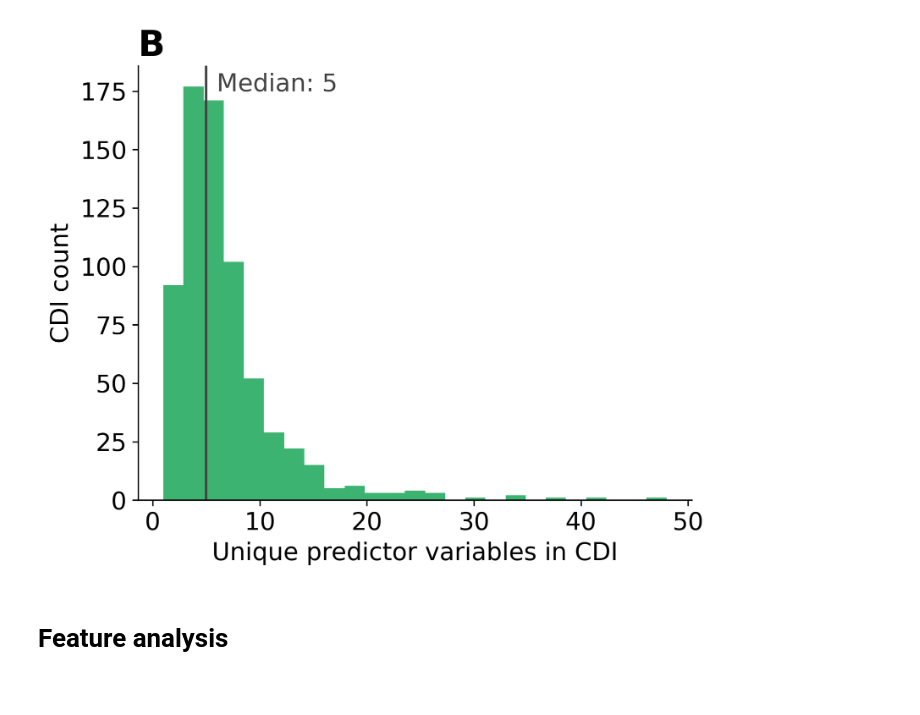
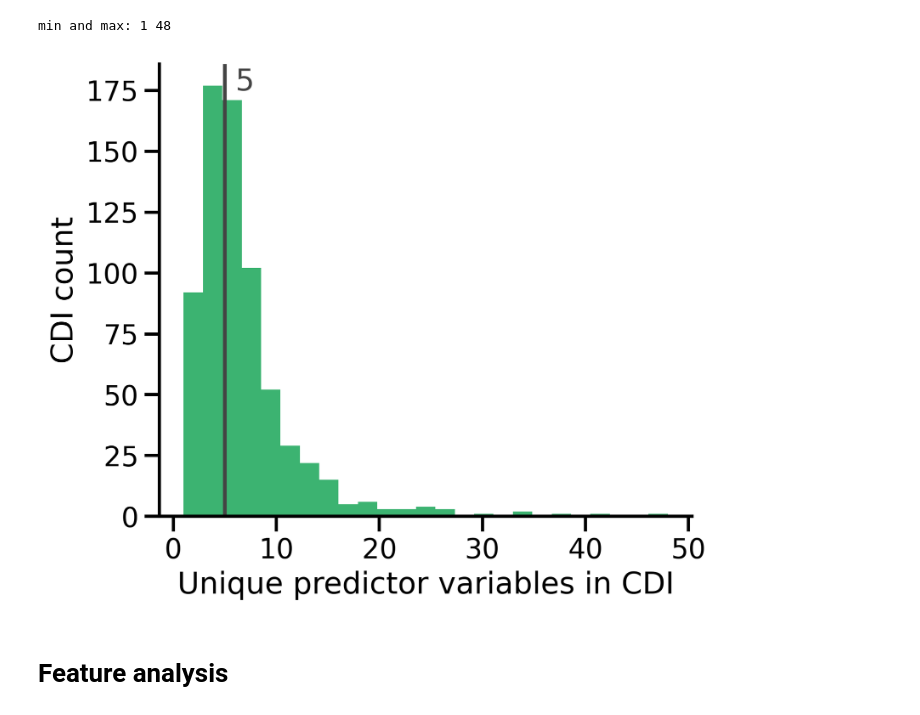
Before and after one commit to csinva/clinical-rule-analysis, a Jupyter notebook: notebooks_data_prep/02_cdi_features.ipynb, the cells around one changed output. Cells and saved outputs as stored; diff of their text form; code cells hidden in the pictures.

```diff
--- a/notebooks_data_prep/02_cdi_features.ipynb
+++ b/notebooks_data_prep/02_cdi_features.ipynb
@@ -80,24 +78,27 @@ The autoreload extension is already loaded. To reload it, use:
 # %%
 # df['num_splits'] = df['feature_names'].apply(len)
-
+sns.set_context('talk')
 plt.figure(dpi=300, facecolor='w', figsize=(6, 5))
 # plt.hist(df['num_splits'], label='Splits in CDI', bins=25)
 avg = np.median(df['num_features_unique'])
 plt.axvline(x=avg, ls='-', color='#444')
-plt.text(s=f'Median: {avg:0.0f}', x=avg + 1, y=175, color='#444')
+plt.text(s=f'{avg:0.0f}', x=avg + 1, y=175, color='#444')
 plt.hist(df['num_features_unique'], bins=25,
          color='mediumseagreen')  # , alpha=0.8)
 plt.xlabel('Unique predictor variables in CDI')
 # plt.ylabel(f'Count of CDIs\n(out of {df.shape[0]} CDIs)')
 plt.ylabel('CDI count')
-plt.title('B', loc='left', fontsize='x-large', fontweight='bold')
+# plt.title('B', loc='left', fontsize='x-large', fontweight='bold')
 plt.tight_layout()
+print('min and max:', df['num_features_unique'].min(),
+      df['num_features_unique'].max())
 
 # plt.legend()
 viz.savefig('num_rules_hist')
 # plt.show()
 # %% [output]
+min and max: 1 48
-[figure, old version]
+[figure, new version]
 # %%
 # vals, counts = np.unique(df['num_splits'], return_counts=True)
 # plt.plot(vals, np.cumsum(counts) / np.sum(counts), '.-', label='Splits in CDI')
```
Also changed, not shown: parts of 1 cell of this notebook, 11 other files.
